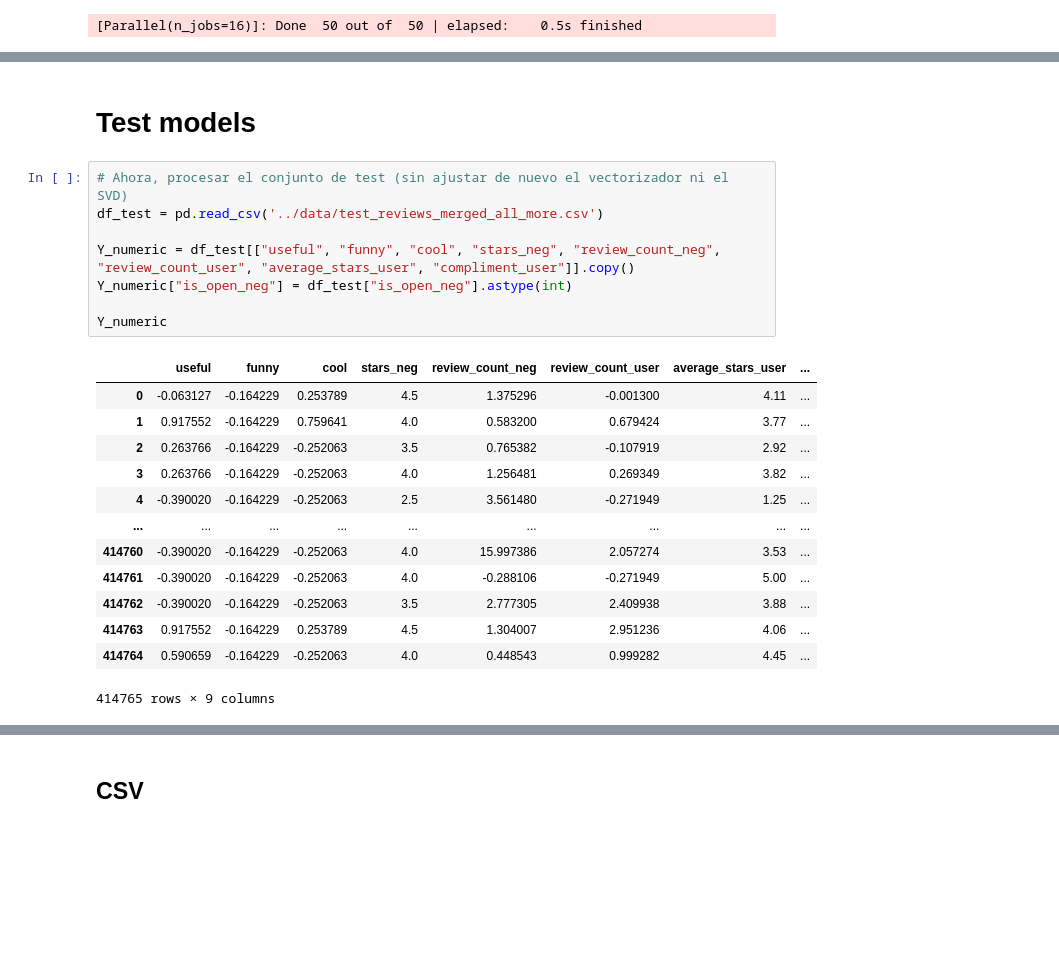
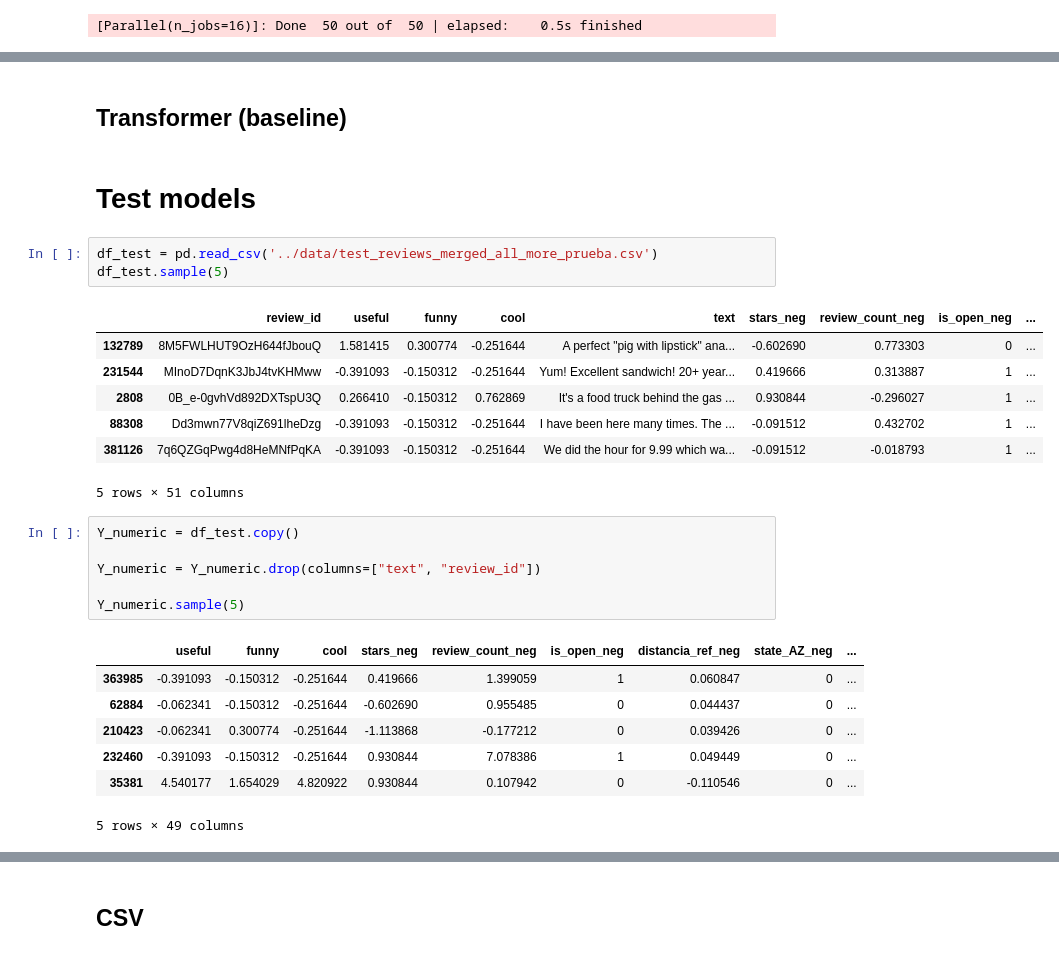
Before and after one commit to agmota11/RECSYS, a Jupyter notebook: Practica 2/src/Experimento_All_data_More.ipynb, the cells around one changed output, grey strips where cells are left out. Drawn from its saved outputs; the diff is of its cells as text; blank space fills up the shorter version.

Commit message:
NN test and new dataset

```diff
--- a/Practica 2/src/Experimento_All_data_More.ipynb
+++ b/Practica 2/src/Experimento_All_data_More.ipynb
@@ -470,27 +538,32 @@ plt.show()
+# %% [markdown]
+## Transformer (baseline)
 # %% [markdown]
 # Test models
-# %%
-# Ahora, procesar el conjunto de test (sin ajustar de nuevo el vectorizador ni el SVD)
-df_test = pd.read_csv('../data/test_reviews_merged_all_more.csv')
-
-Y_numeric = df_test[["useful", "funny", "cool", "stars_neg", "review_count_neg", "review_count_user", "average_stars_user", "compliment_user"]].copy()
-Y_numeric["is_open_neg"] = df_test["is_open_neg"].astype(int)
-
-Y_numeric
-# %% [output]
-|  | useful | funny | cool | stars_neg | review_count_neg | review_count_user | average_stars_user | ... |
-| 0 | -0.063127 | -0.164229 | 0.253789 | 4.5 | 1.375296 | -0.001300 | 4.11 | ... |
-| 1 | 0.917552 | -0.164229 | 0.759641 | 4.0 | 0.583200 | 0.679424 | 3.77 | ... |
-| 2 | 0.263766 | -0.164229 | -0.252063 | 3.5 | 0.765382 | -0.107919 | 2.92 | ... |
-| 3 | 0.263766 | -0.164229 | -0.252063 | 4.0 | 1.256481 | 0.269349 | 3.82 | ... |
-| 4 | -0.390020 | -0.164229 | -0.252063 | 2.5 | 3.561480 | -0.271949 | 1.25 | ... |
-| ... | ... | ... | ... | ... | ... | ... | ... | ... |
-| 414760 | -0.390020 | -0.164229 | -0.252063 | 4.0 | 15.997386 | 2.057274 | 3.53 | ... |
-| 414761 | -0.390020 | -0.164229 | -0.252063 | 4.0 | -0.288106 | -0.271949 | 5.00 | ... |
-| 414762 | -0.390020 | -0.164229 | -0.252063 | 3.5 | 2.777305 | 2.409938 | 3.88 | ... |
-| 414763 | 0.917552 | -0.164229 | 0.253789 | 4.5 | 1.304007 | 2.951236 | 4.06 | ... |
-| 414764 | 0.590659 | -0.164229 | -0.252063 | 4.0 | 0.448543 | 0.999282 | 4.45 | ... |
-414765 rows × 9 columns
+# %%
+df_test = pd.read_csv('../data/test_reviews_merged_all_more_prueba.csv')
+df_test.sample(5)
+# %% [output]
+|  | review_id | useful | funny | cool | text | stars_neg | review_count_neg | is_open_neg | ... |
+| 132789 | 8M5FWLHUT9OzH644fJbouQ | 1.581415 | 0.300774 | -0.251644 | A perfect "pig with lipstick" ana... | -0.602690 | 0.773303 | 0 | ... |
+| 231544 | MInoD7DqnK3JbJ4tvKHMww | -0.391093 | -0.150312 | -0.251644 | Yum! Excellent sandwich! 20+ year... | 0.419666 | 0.313887 | 1 | ... |
+| 2808 | 0B_e-0gvhVd892DXTspU3Q | 0.266410 | -0.150312 | 0.762869 | It's a food truck behind the gas ... | 0.930844 | -0.296027 | 1 | ... |
+| 88308 | Dd3mwn77V8qiZ691lheDzg | -0.391093 | -0.150312 | -0.251644 | I have been here many times. The ... | -0.091512 | 0.432702 | 1 | ... |
+| 381126 | 7q6QZGqPwg4d8HeMNfPqKA | -0.391093 | -0.150312 | -0.251644 | We did the hour for 9.99 which wa... | -0.091512 | -0.018793 | 1 | ... |
+5 rows × 51 columns
+# %%
+Y_numeric = df_test.copy()
+
+Y_numeric = Y_numeric.drop(columns=["text", "review_id"])
+
+Y_numeric.sample(5)
+# %% [output]
+|  | useful | funny | cool | stars_neg | review_count_neg | is_open_neg | distancia_ref_neg | state_AZ_neg | ... |
+| 363985 | -0.391093 | -0.150312 | -0.251644 | 0.419666 | 1.399059 | 1 | 0.060847 | 0 | ... |
+| 62884 | -0.062341 | -0.150312 | -0.251644 | -0.602690 | 0.955485 | 0 | 0.044437 | 0 | ... |
+| 210423 | -0.062341 | 0.300774 | -0.251644 | -1.113868 | -0.177212 | 0 | 0.039426 | 0 | ... |
+| 232460 | -0.391093 | -0.150312 | -0.251644 | 0.930844 | 7.078386 | 1 | 0.049449 | 0 | ... |
+| 35381 | 4.540177 | 1.654029 | 4.820922 | 0.930844 | 0.107942 | 0 | -0.110546 | 0 | ... |
+5 rows × 49 columns
 # %%
 Y_text = np.load("../weight/embeddings_text_test_DL_all-mpnet-base-v2.npy")
 
```
Also changed, not shown: parts of 22 cells of this notebook, 1 other file.
